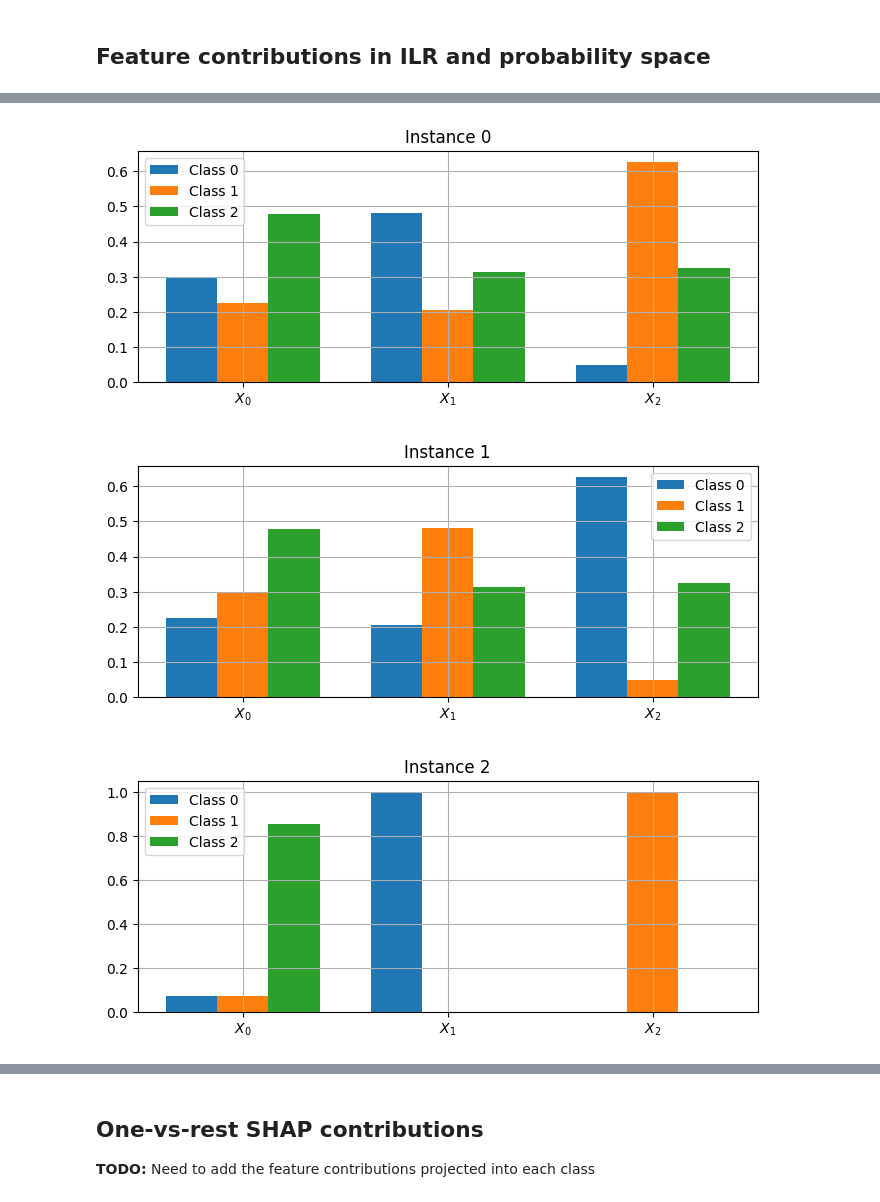
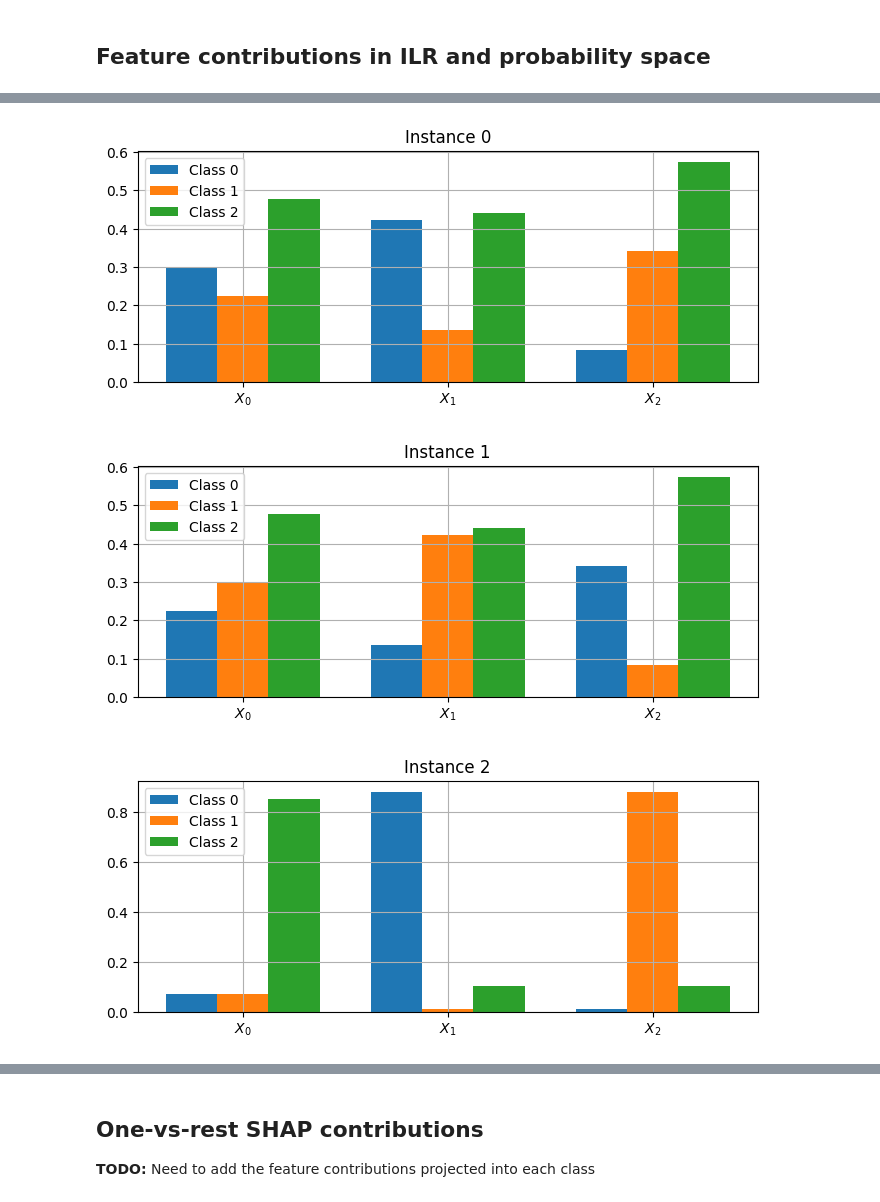
Before and after one commit to shapley-composition/ecai-2024-code-and-exp, a Jupyter notebook: toy_example_in_ilr_and_shap.ipynb, the cells around one changed output, grey strips where cells are left out. Drawn from its saved outputs; the diff is of its cells as text; code cells hidden in the pictures.

```diff
--- a/toy_example_in_ilr_and_shap.ipynb
+++ b/toy_example_in_ilr_and_shap.ipynb
@@ -181,9 +263,6 @@ plt.legend()
 # %% [markdown]
 ## Feature contributions in ILR and probability space
 # %%
-from composition_stats import ilr, sbp_basis
-from shapleycomposition import ilr_inv
-
 sbpmatrix=np.array([[1,-1,0],
                     [1,1,-1]])
 basis = sbp_basis(sbpmatrix)
@@ -193,12 +272,16 @@ print(f"Base in ILR space = {base}")
 print(f"Base probabilities = {base_prob}")
 print()
 
-for i, instance in enumerate(instance_list):
+
+inst_prob_shap_cont_list = []
+for i, instance in enumerate(inst_ilr_shap_cont_list):
     print(f"Instance {i}")
-    for j, feature in enumerate(instance):
-        print(f"\tFeature {j} in ILR space = {feature}")
-        ilr_feat = ilr_inv(feature, basis=basis)
-        print(f"\t\tin probability space = {ilr_feat}")
+    inst_prob_shap_cont_list.append([])
+    for j, ilr_feat in enumerate(instance):
+        print(f"\tFeature {j} contribution in ILR space = {ilr_feat}")
+        prob_feat = ilr_inv(ilr_feat, basis=basis)
+        inst_prob_shap_cont_list[-1].append(prob_feat)
+        print(f"\t\t\t in probability space = {prob_feat}")
     print()
 # %% [output]
 Base in ILR space = [0. 0.]
@@ -221,23 +304,14 @@ Instance 1
 # %%
-instance_shapley_prob_list = [[ilr_inv(shapley, basis) for shapley in shapley_list]
-                              for shapley_list in instance_shapley_list]
-
-instance_shapley_prob_list = []
-for i, shapley_list in enumerate(instance_shapley_list):
-    instance_shapley_prob_list.append([])
-    instance_shapley_prob_list[i].append(ilr_inv(shapley_list[0] - base, basis))
-    for j in range(1, len(shapley_list)):
-        #instance_shapley_prob_list[i].append(ilr_inv(shapley_list[j], basis)- ilr_inv(shapley_list[j-1], basis))
-        instance_shapley_prob_list[i].append(ilr_inv(shapley_list[j] - shapley_list[j-1], basis))
-
-for i, shapley_prob_list in enumerate(instance_shapley_prob_list):
+for i, shapley_prob_list in enumerate(inst_prob_shap_cont_list):
     print(f"Instance {i}")
     for j, shapley_prob in enumerate(shapley_prob_list):
         print(f"\tFeature {j} Shapley probability contribution = {shapley_prob}")
 
-def plot_shapley_instances_bars(instance_shapley_prob_list):
-    for i, shapley_prob_list in enumerate(instance_shapley_prob_list):
+def plot_shapley_instances_bars(inst_prob_shap_cont_list):
+    fig_list = []
+    for i, shapley_prob_list in enumerate(inst_prob_shap_cont_list):
         fig = plt.figure(figsize=(8, 3))
+        fig_list.append(fig)
         ax = fig.add_subplot()
         ax.set_title(f"Instance {i}")
         n_features = len(shapley_prob_list)
@@ -250,8 +324,12 @@ def plot_shapley_instances_bars(instance_shapley_prob_list):
             ax.bar(x + offset, shapley_prob, width, label=f"Class {j}")
         ax.set_xticks(x + width, [f"$X_{j}$" for j in range(n_features) ])
         ax.legend()
+    plt.show()
+    return fig_list
 
-plot_shapley_instances_bars(instance_shapley_prob_list)
+fig_list = plot_shapley_instances_bars(inst_prob_shap_cont_list)
+for i, fig in enumerate(fig_list):
+    fig.savefig(os.path.join(out_dir, f'comp_shap_inst_{i}'), dpi=300, bbox_inches='tight')
 # %% [output]
 Instance 0
         Feature 0 Shapley probability contribution = [0.29804883 0.22462102 0.47733016]
@@ -268,3 +354,3 @@ Instance 2
-[figure, old version]
+[figure, new version]
-[figure, old version]
+[figure, new version]
-[figure, old version]
+[figure, new version]
```
Also changed, not shown: parts of 17 cells of this notebook.
